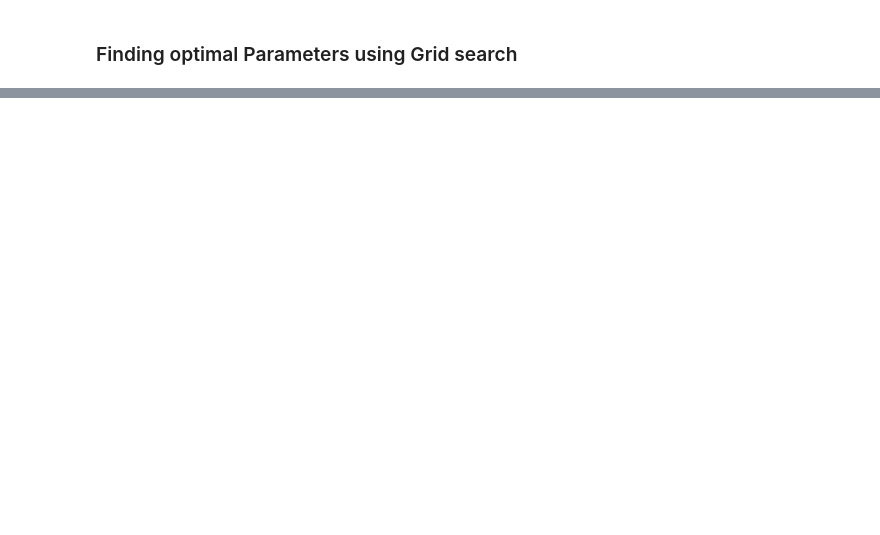
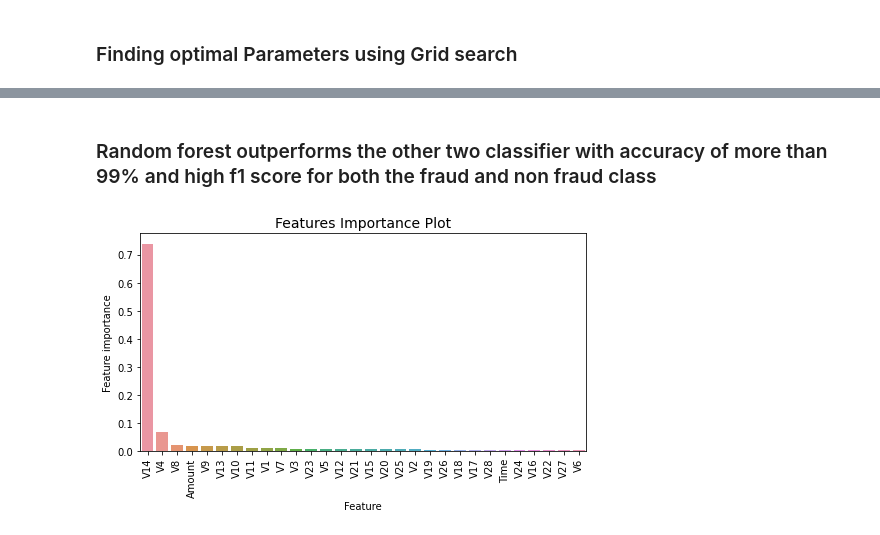
Before and after one commit to lakshay-middha/Credit_fraud_detection, a Jupyter notebook: Credit_Card_Fraud_Detection.ipynb, the cells around one changed output, grey strips where cells are left out. Saved outputs shown, nothing was run; the diff lists cells and outputs as text; code cells hidden in the pictures; blank space fills up the shorter version.

```diff
--- a/Credit_Card_Fraud_Detection.ipynb
+++ b/Credit_Card_Fraud_Detection.ipynb
@@ -477,0 +579,16 @@ weighted avg       0.92      0.92      0.92       241
+# %%
+classifiers = {
+    "LogisticsRegression": LogisticRegression(solver = 'liblinear', multi_class='ovr'),
+    "Random Forest": RandomForestClassifier(verbose = 1, n_jobs = -1, random_state=42),
+    "Decision Tree Classifier": DecisionTreeClassifier(random_state=42)
+}
+
+for key, classifier in classifiers.items():
+  classifier.fit(xtrain_smote,ytrain_smote)
+  training_score = cross_val_score(classifier,xtrain_smote,ytrain_smote)
+  testing_score = cross_val_score(classifier, xval_smote, yval_smote)
+
+  print("Classifier: " ,key)
+  print("Accuracy score on training set: {}".format(round(training_score.mean(),4)))
+  print("Accuracy score on test set: {}".format(round(testing_score.mean(),4)))
+  print("-- "*10)
@@ -477,0 +648,4 @@ weighted avg       0.92      0.92      0.92       241
+# %%
+clf = classifiers['Decision Tree Classifier']
+temp = clf.predict(org_Xtest)
+print(classification_report(temp,org_ytest))
@@ -477,0 +661,15 @@ weighted avg       0.92      0.92      0.92       241
+# %% [markdown]
+### Random forest outperforms the other two classifier with accuracy of more than 99% and high f1 score for both the fraud and non fraud class
+# %%
+# identifying the feature importance
+predictors = [x for x in data.columns]
+predictors = predictors[:-1]
+tmp = pd.DataFrame({'Feature': predictors, 'Feature importance': clf.feature_importances_})
+tmp = tmp.sort_values(by='Feature importance',ascending=False)
+plt.figure(figsize = (8,4))
+plt.title('Features Importance Plot',fontsize=14)
+sns.barplot(x='Feature',y='Feature importance',data=tmp)
+plt.xticks(rotation = 90)
+plt.show()
+# %% [output]
+[figure, added]
```
Also changed, not shown: parts of 42 cells of this notebook.
